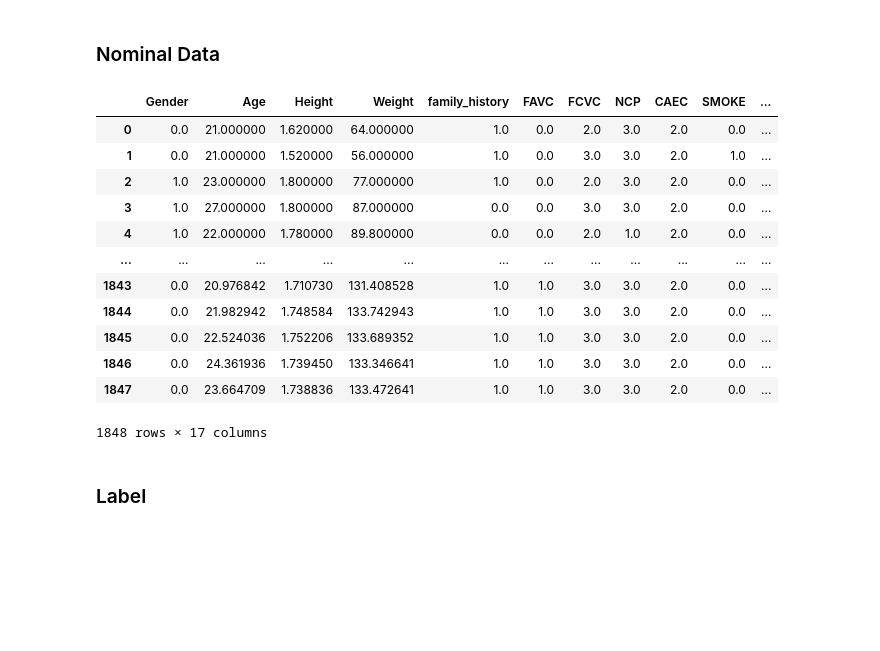
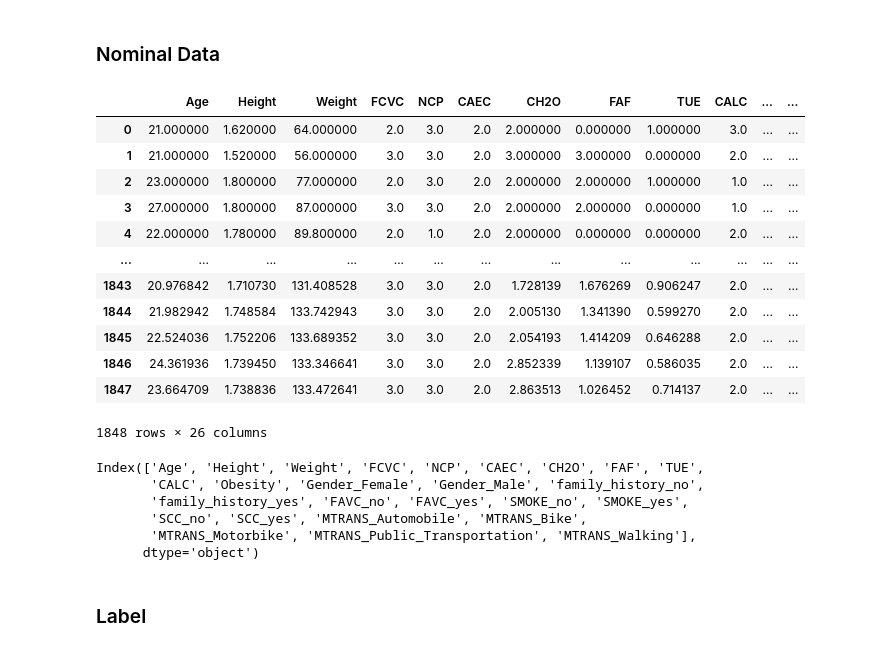
Before and after one commit to peter-louisx/obesity-prediction, a Jupyter notebook: backend/model/Machine_Learning.ipynb, the cells around one changed output. Cells and saved outputs as stored; diff of their text form; code cells hidden in the pictures; blank space fills up the shorter version.

```diff
--- a/backend/model/Machine_Learning.ipynb
+++ b/backend/model/Machine_Learning.ipynb
@@ -395,5 +422,7 @@ The attribute proportions are around ~0.128-10.168, which is balanced
 # %% [markdown]
 # 3. 🎨 Features Engineering
+# %%
+fe_df = eda_df.copy()
 # %% [markdown]
 ## 🔢 Data Encoding
 # %% [markdown]
@@ -424,8 +453,8 @@ It can be seen that both CAEC and CALC have the same unique values with both of
 from sklearn.preprocessing import OrdinalEncoder
 
 ordinal_encoder = OrdinalEncoder()
-df[ordinal_column_names] = ordinal_encoder.fit_transform(df[ordinal_column_names])
-df
+fe_df[ordinal_column_names] = ordinal_encoder.fit_transform(fe_df[ordinal_column_names])
+fe_df
 # %% [output]
 |  | Gender | Age | Height | Weight | family_history | FAVC | FCVC | NCP | CAEC | SMOKE | ... |
 | 0 | Female | 21.000000 | 1.620000 | 64.000000 | yes | no | 2.0 | 3.0 | 2.0 | no | ... |
@@ -442,22 +471,49 @@ df
 1848 rows × 17 columns
 # %% [markdown]
 ### Nominal Data
-# %%
-df[nominal_column_names] = ordinal_encoder.fit_transform(df[nominal_column_names])
-df
-# %% [output]
-|  | Gender | Age | Height | Weight | family_history | FAVC | FCVC | NCP | CAEC | SMOKE | ... |
-| 0 | 0.0 | 21.000000 | 1.620000 | 64.000000 | 1.0 | 0.0 | 2.0 | 3.0 | 2.0 | 0.0 | ... |
-| 1 | 0.0 | 21.000000 | 1.520000 | 56.000000 | 1.0 | 0.0 | 3.0 | 3.0 | 2.0 | 1.0 | ... |
-| 2 | 1.0 | 23.000000 | 1.800000 | 77.000000 | 1.0 | 0.0 | 2.0 | 3.0 | 2.0 | 0.0 | ... |
-| 3 | 1.0 | 27.000000 | 1.800000 | 87.000000 | 0.0 | 0.0 | 3.0 | 3.0 | 2.0 | 0.0 | ... |
-| 4 | 1.0 | 22.000000 | 1.780000 | 89.800000 | 0.0 | 0.0 | 2.0 | 1.0 | 2.0 | 0.0 | ... |
-| ... | ... | ... | ... | ... | ... | ... | ... | ... | ... | ... | ... |
-| 1843 | 0.0 | 20.976842 | 1.710730 | 131.408528 | 1.0 | 1.0 | 3.0 | 3.0 | 2.0 | 0.0 | ... |
-| 1844 | 0.0 | 21.982942 | 1.748584 | 133.742943 | 1.0 | 1.0 | 3.0 | 3.0 | 2.0 | 0.0 | ... |
-| 1845 | 0.0 | 22.524036 | 1.752206 | 133.689352 | 1.0 | 1.0 | 3.0 | 3.0 | 2.0 | 0.0 | ... |
-| 1846 | 0.0 | 24.361936 | 1.739450 | 133.346641 | 1.0 | 1.0 | 3.0 | 3.0 | 2.0 | 0.0 | ... |
-| 1847 | 0.0 | 23.664709 | 1.738836 | 133.472641 | 1.0 | 1.0 | 3.0 | 3.0 | 2.0 | 0.0 | ... |
-1848 rows × 17 columns
+# %%
+from sklearn.preprocessing import OneHotEncoder
+import pandas as pd
+
+# Instantiate encoder with sparse_output=False for newer versions
+one_hot_encoder = OneHotEncoder(sparse_output=False)
+
+# Fit-transform
+encoded_array = one_hot_encoder.fit_transform(fe_df[nominal_column_names])
+
+# Create a DataFrame for the encoded values
+encoded_df = pd.DataFrame(
+    encoded_array,
+    columns=one_hot_encoder.get_feature_names_out(nominal_column_names),
+    index=fe_df.index
+)
+
+# Drop original nominal columns and concatenate encoded ones
+fe_df = fe_df.drop(columns=nominal_column_names)
+fe_df = pd.concat([fe_df, encoded_df], axis=1)
+fe_df
+# %% [output]
+|  | Age | Height | Weight | FCVC | NCP | CAEC | CH2O | FAF | TUE | CALC | ... | ... |
+| 0 | 21.000000 | 1.620000 | 64.000000 | 2.0 | 3.0 | 2.0 | 2.000000 | 0.000000 | 1.000000 | 3.0 | ... | ... |
+| 1 | 21.000000 | 1.520000 | 56.000000 | 3.0 | 3.0 | 2.0 | 3.000000 | 3.000000 | 0.000000 | 2.0 | ... | ... |
+| 2 | 23.000000 | 1.800000 | 77.000000 | 2.0 | 3.0 | 2.0 | 2.000000 | 2.000000 | 1.000000 | 1.0 | ... | ... |
+| 3 | 27.000000 | 1.800000 | 87.000000 | 3.0 | 3.0 | 2.0 | 2.000000 | 2.000000 | 0.000000 | 1.0 | ... | ... |
+| 4 | 22.000000 | 1.780000 | 89.800000 | 2.0 | 1.0 | 2.0 | 2.000000 | 0.000000 | 0.000000 | 2.0 | ... | ... |
+| ... | ... | ... | ... | ... | ... | ... | ... | ... | ... | ... | ... | ... |
+| 1843 | 20.976842 | 1.710730 | 131.408528 | 3.0 | 3.0 | 2.0 | 1.728139 | 1.676269 | 0.906247 | 2.0 | ... | ... |
+| 1844 | 21.982942 | 1.748584 | 133.742943 | 3.0 | 3.0 | 2.0 | 2.005130 | 1.341390 | 0.599270 | 2.0 | ... | ... |
+| 1845 | 22.524036 | 1.752206 | 133.689352 | 3.0 | 3.0 | 2.0 | 2.054193 | 1.414209 | 0.646288 | 2.0 | ... | ... |
+| 1846 | 24.361936 | 1.739450 | 133.346641 | 3.0 | 3.0 | 2.0 | 2.852339 | 1.139107 | 0.586035 | 2.0 | ... | ... |
+| 1847 | 23.664709 | 1.738836 | 133.472641 | 3.0 | 3.0 | 2.0 | 2.863513 | 1.026452 | 0.714137 | 2.0 | ... | ... |
+1848 rows × 26 columns
+# %%
+fe_df.columns
+# %% [output]
+Index(['Age', 'Height', 'Weight', 'FCVC', 'NCP', 'CAEC', 'CH2O', 'FAF', 'TUE',
+       'CALC', 'Obesity', 'Gender_Female', 'Gender_Male', 'family_history_no',
+       'family_history_yes', 'FAVC_no', 'FAVC_yes', 'SMOKE_no', 'SMOKE_yes',
+       'SCC_no', 'SCC_yes', 'MTRANS_Automobile', 'MTRANS_Bike',
+       'MTRANS_Motorbike', 'MTRANS_Public_Transportation', 'MTRANS_Walking'],
+      dtype='object')
 # %% [markdown]
 ### Label
```
Also changed, not shown: parts of 43 cells of this notebook, 1 other file.
